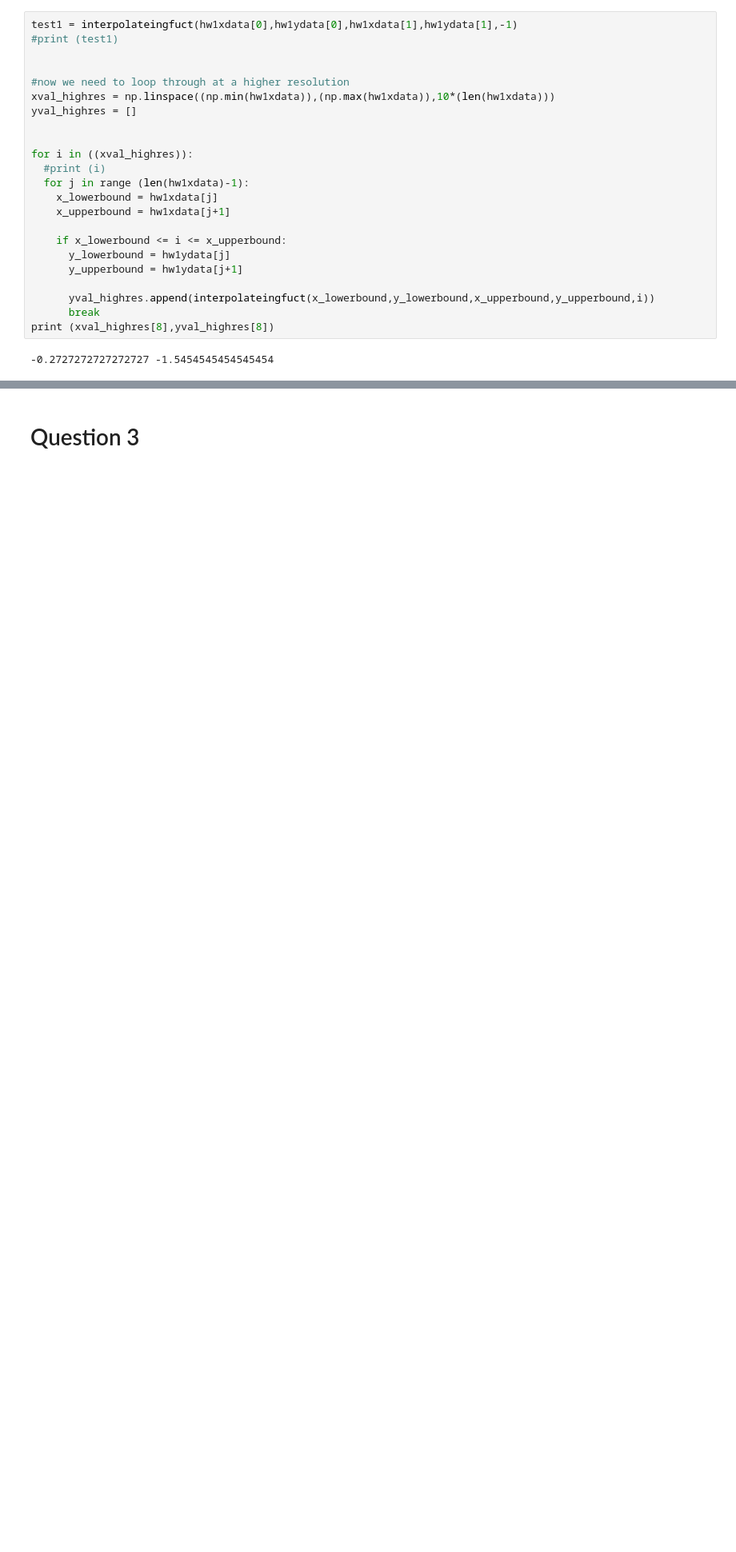
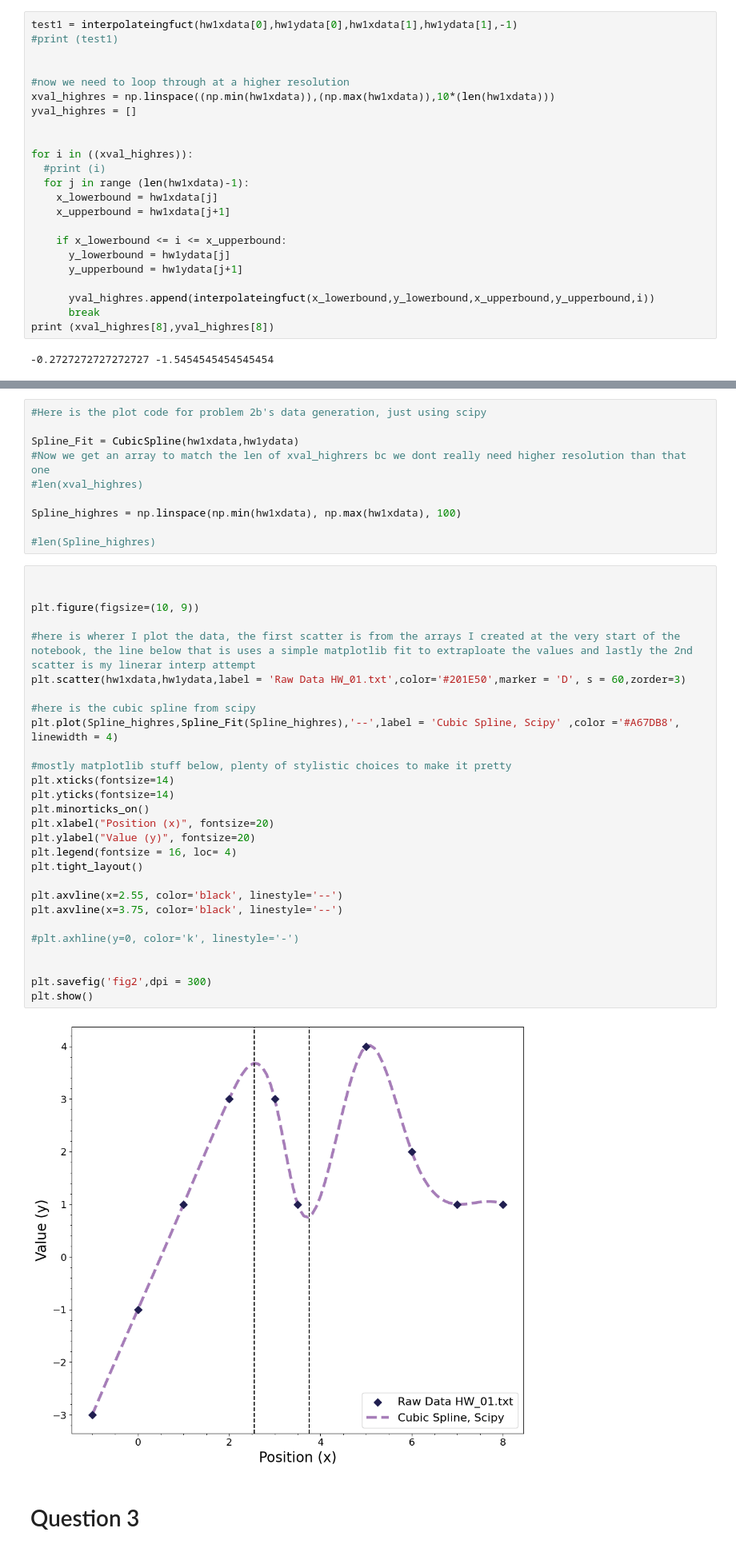
Before and after one commit to Astro-CMalhas/Computational-Astronomy, a Jupyter notebook: HW_01.ipynb, the cells around one changed output, grey strips where cells are left out. Shown: that part at 80% size. Saved outputs shown, nothing was run; the diff lists cells and outputs as text; blank space fills up the shorter version.

```diff
--- a/HW_01.ipynb
+++ b/HW_01.ipynb
@@ -89,2 +104,42 @@ plt.show()
+# %%
+#Here is the plot code for problem 2b's data generation, just using scipy
+
+Spline_Fit = CubicSpline(hw1xdata,hw1ydata)
+#Now we get an array to match the len of xval_highrers bc we dont really need higher resolution than that one
+#len(xval_highres)
+
+Spline_highres = np.linspace(np.min(hw1xdata), np.max(hw1xdata), 100)
+
+#len(Spline_highres)
+# %%
+
+
+plt.figure(figsize=(10, 9))
+
+#here is wherer I plot the data, the first scatter is from the arrays I created at the very start of the notebook, the line below that is uses a simple matplotlib fit to extraploate the values and lastly the 2nd scatter is my linerar interp attempt
+plt.scatter(hw1xdata,hw1ydata,label = 'Raw Data HW_01.txt',color='#201E50',marker = 'D', s = 60,zorder=3)
+
+#here is the cubic spline from scipy
+plt.plot(Spline_highres,Spline_Fit(Spline_highres),'--',label = 'Cubic Spline, Scipy' ,color ='#A67DB8', linewidth = 4)
+
+#mostly matplotlib stuff below, plenty of stylistic choices to make it pretty
+plt.xticks(fontsize=14)
+plt.yticks(fontsize=14)
+plt.minorticks_on()
+plt.xlabel("Position (x)", fontsize=20)
+plt.ylabel("Value (y)", fontsize=20)
+plt.legend(fontsize = 16, loc= 4)
+plt.tight_layout()
+
+plt.axvline(x=2.55, color='black', linestyle='--')
+plt.axvline(x=3.75, color='black', linestyle='--')
+
+#plt.axhline(y=0, color='k', linestyle='-')
+
+
+plt.savefig('fig2',dpi = 300)
+plt.show()
+# %% [output]
+[figure, added]
 # %% [markdown]
 # Question 3
```
Also changed, not shown: parts of 5 cells of this notebook.
